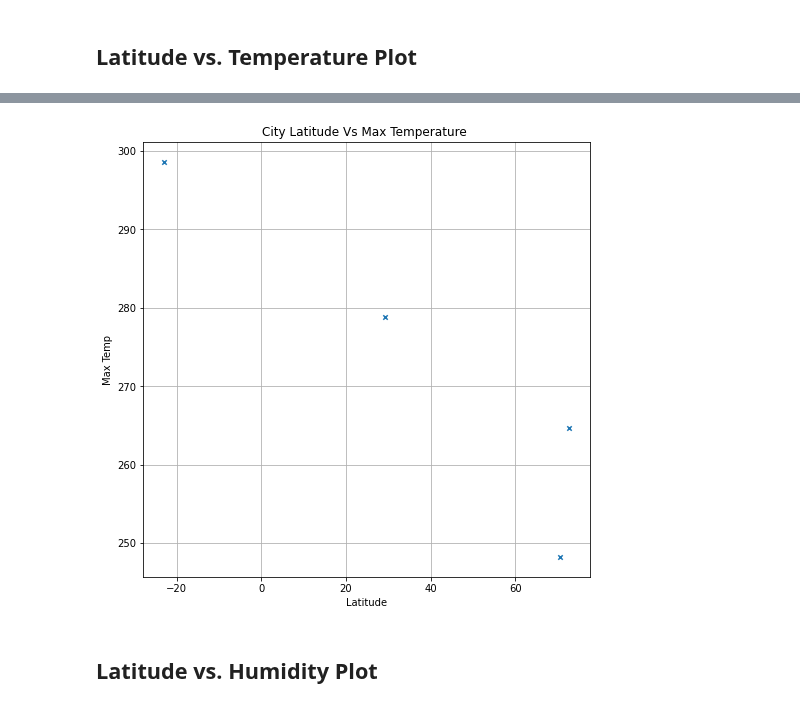
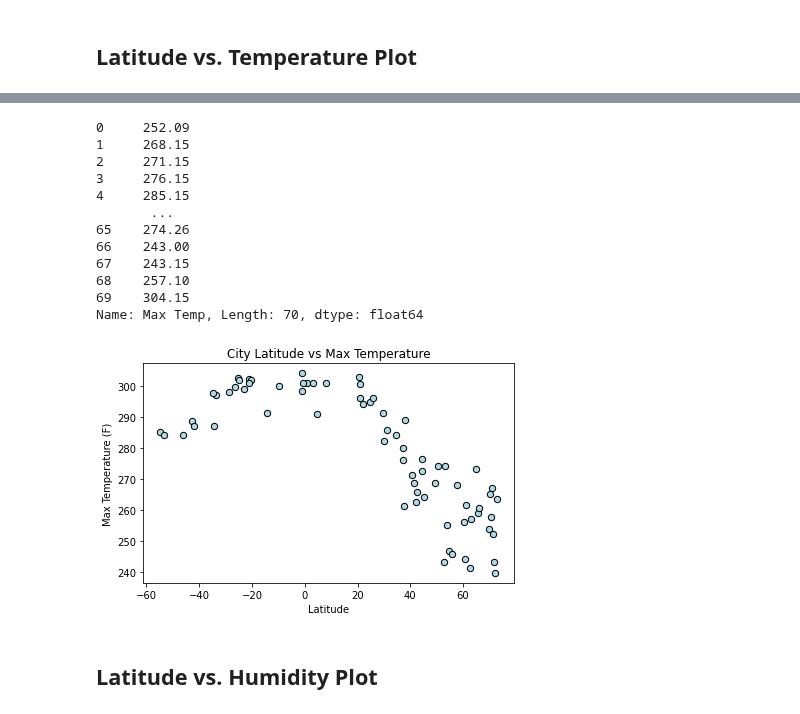
Before and after one commit to chrispope12391/Python-API-Challenge, a Jupyter notebook: WeatherPy/WeatherPy.ipynb, the cells around one changed output, grey strips where cells are left out. Cells and saved outputs as stored; diff of their text form; code cells hidden in the pictures.

Commit message:
Finished Graphing Data

```diff
--- a/WeatherPy/WeatherPy.ipynb
+++ b/WeatherPy/WeatherPy.ipynb
@@ -64,7 +64,7 @@ combined_df['Cloudiness'] = ""
 combined_df['Wind Speed'] = ""
 combined_df['Country'] = ""
 combined_df['Date'] = ""
-small_list = combined_df.head(4)
+small_list = combined_df.head(70)
 small_list
 # %% [output]
 |  | City Name | Latitude | Longitude | Max Temp | Humidity | Cloudiness | Wind Speed | Country | Date |
@@ -196,12 +198,18 @@ for index, row in small_list.iterrows():
         small_list.loc[index, "Max Temp"] = weather_json['main']['temp_max']
         small_list.loc[index, "Humidity"] = weather_json['main']['humidity']
         small_list.loc[index, "Cloudiness"] = weather_json['clouds']['all']
-        small_list.loc[index, "Wind Speed"] = weather_json['sys']['country']
-        small_list.loc[index, "Country"] = weather_json['wind']['speed']
+        small_list.loc[index, "Country"] = weather_json['sys']['country']
+        small_list.loc[index, "Wind Speed"] = weather_json['wind']['speed']
         small_list.loc[index, "Date"] = weather_json['dt']
 
     except (KeyError, IndexError):
         print("City not found. Skipping...")
+        small_list.loc[index, "Max Temp"] = "NaN"
+        small_list.loc[index, "Humidity"] = "NaN"
+        small_list.loc[index, "Cloudiness"] = "NaN"
+        small_list.loc[index, "Country"] = "NaN"
+        small_list.loc[index, "Wind Speed"] = "NaN"
+        small_list.loc[index, "Date"] ="NaN"
 
 
 
@@ -301,8 +342,34 @@ lat_v_temp
+# %%
+lat = clean_city_data['Latitude'].astype('float64')
+long = clean_city_data['Longitude'].astype('float64')
+temp = clean_city_data['Max Temp'].astype('float64')
+hum = clean_city_data['Humidity'].astype('float64')
+clo = clean_city_data['Cloudiness'].astype('float64')
+wds = clean_city_data['Wind Speed'].astype('float64')
+temp
+# %% [output]
+0     252.09
+1     268.15
+2     271.15
+3     276.15
+4     285.15
+       ...
+65    274.26
+66    243.00
+67    243.15
+68    257.10
+69    304.15
+Name: Max Temp, Length: 70, dtype: float64
 # %%
-lat_v_temp.plot(kind="scatter", x="Latitude", y="Max Temp", grid=True, figsize=(8,8),
-              title="City Latitude Vs Max Temperature ", marker='x')
+# lat_v_temp.plot(kind="scatter", x=lat, y=temp, grid=True, figsize=(9,9),
+#               title="City Latitude Vs Max Temperature ", marker='o')
+plt.scatter(lat, temp, facecolors = 'lightblue', edgecolors = 'black', s = 40)
+plt.xlabel('Latitude')
+plt.ylabel('Max Temperature (F)')
+plt.title ('City Latitude vs Max Temperature')
+plt.tight_layout()
 plt.show()
 # %% [output]
-[figure, old version]
+[figure, new version]
 # %% [markdown]
 ## Latitude vs. Humidity Plot
```
Also changed, not shown: parts of 24 cells of this notebook, 2 other files.
